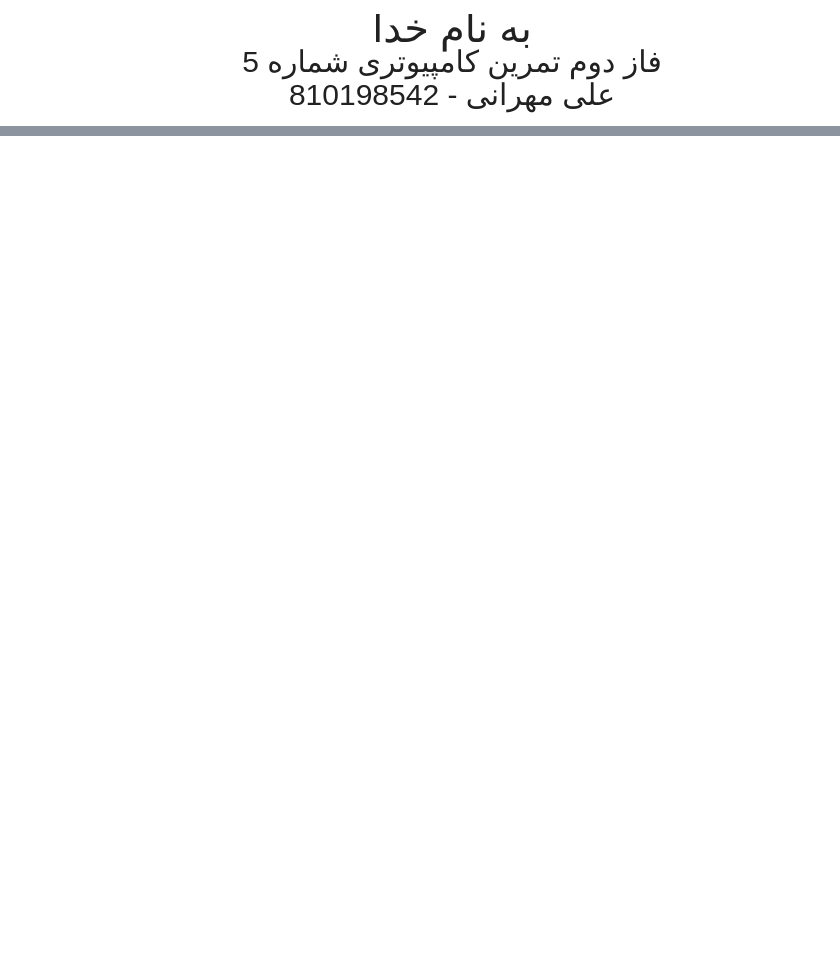
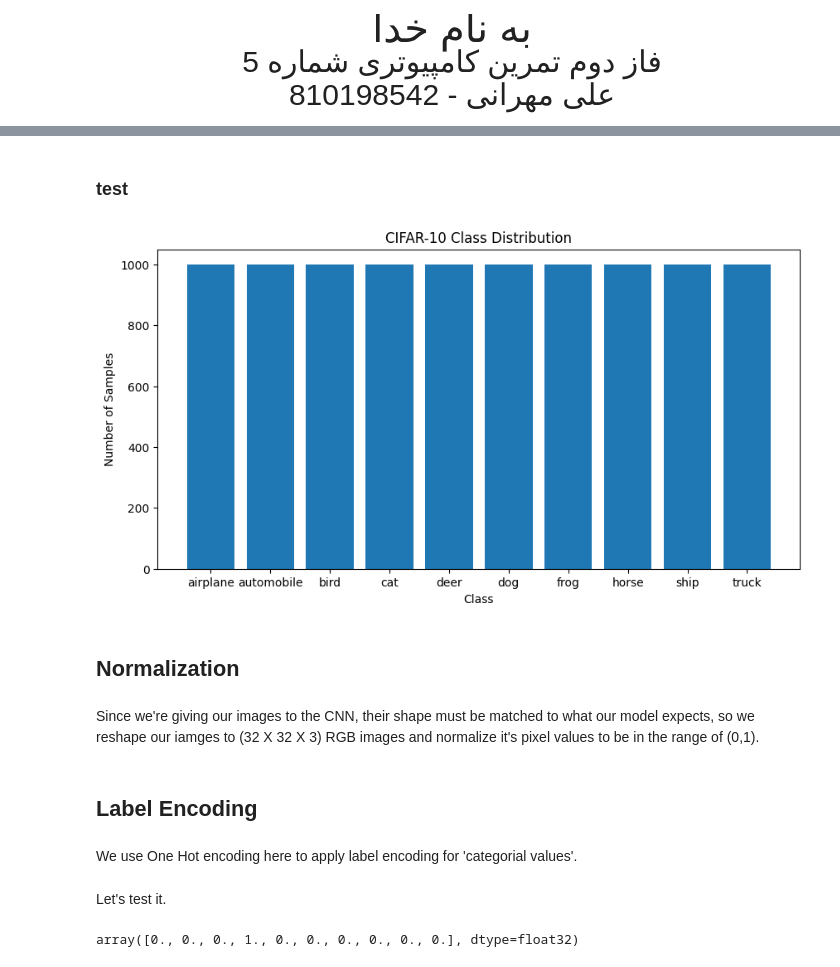
Before and after one commit to alimrn001/AI-CA5, a Jupyter notebook: Phase-2/CA5-P2.ipynb, the cells around one changed output, grey strips where cells are left out. Drawn from its saved outputs; the diff is of its cells as text; code cells hidden in the pictures; blank space fills up the shorter version.

```diff
--- a/Phase-2/CA5-P2.ipynb
+++ b/Phase-2/CA5-P2.ipynb
@@ -8,0 +61,19 @@ ModuleNotFoundError: No module named 'tensorflow'
+# %% [markdown]
+### test
+# %%
+unique_labels, label_counts = np.unique(y_test, return_counts=True)
+
+# Plot the label counts
+plt.figure(figsize=(10,5))
+plt.bar(unique_labels, label_counts)
+plt.xticks(unique_labels, class_names)
+plt.xlabel('Class')
+plt.ylabel('Number of Samples')
+plt.title('CIFAR-10 Class Distribution')
+plt.show()
+# %% [output]
+[figure, added]
+# %% [markdown]
+## Normalization
+# %% [markdown]
+Since we're giving our images to the CNN, their shape must be matched to what our model expects, so we reshape our iamges to (32 X 32 X 3) RGB images and normalize it's pixel values to be in the range of (0,1).
@@ -8,0 +86,4 @@ ModuleNotFoundError: No module named 'tensorflow'
+# %% [markdown]
+## Label Encoding
+# %% [markdown]
+We use One Hot encoding here to apply label encoding for 'categorial values'.
@@ -8,0 +94,6 @@ ModuleNotFoundError: No module named 'tensorflow'
+# %% [markdown]
+Let's test it.
+# %%
+y_test[0]
+# %% [output]
+array([0., 0., 0., 1., 0., 0., 0., 0., 0., 0.], dtype=float32)
```
Also changed, not shown: parts of 12 cells of this notebook.
